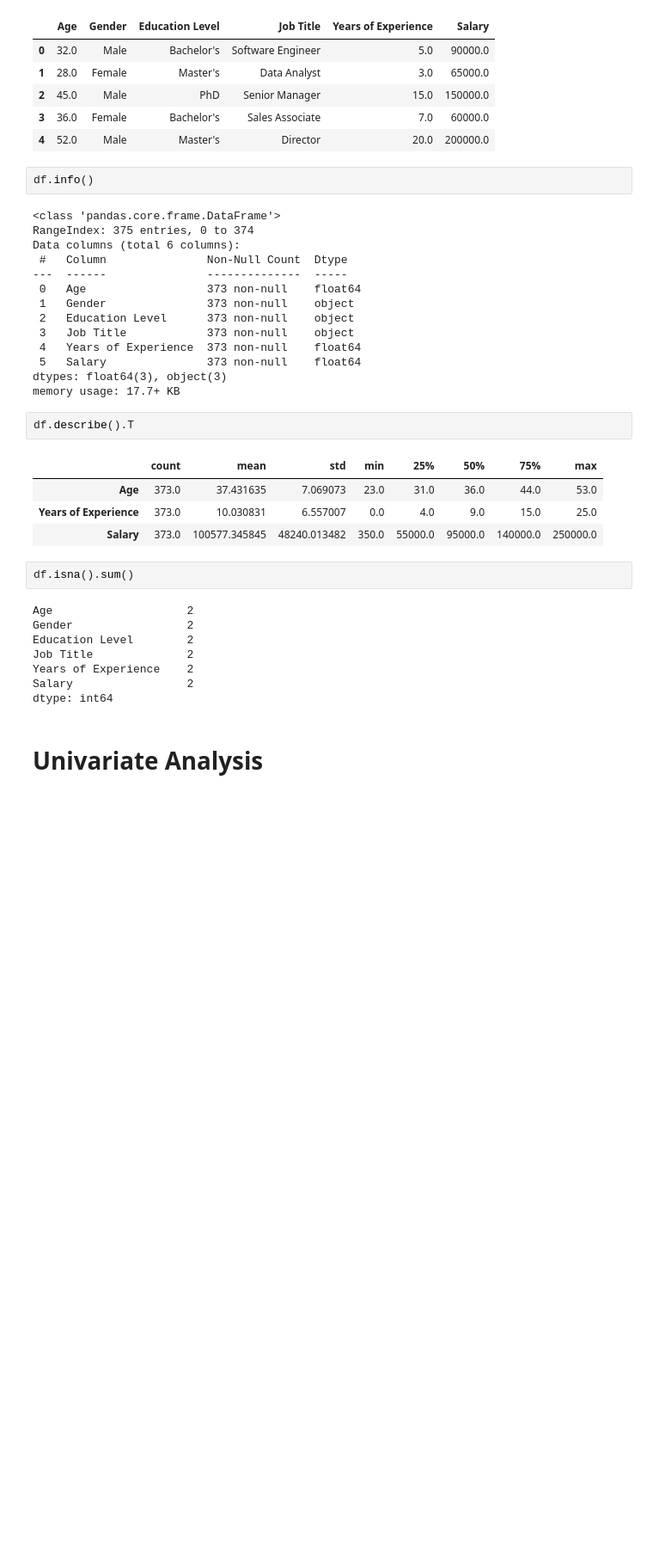
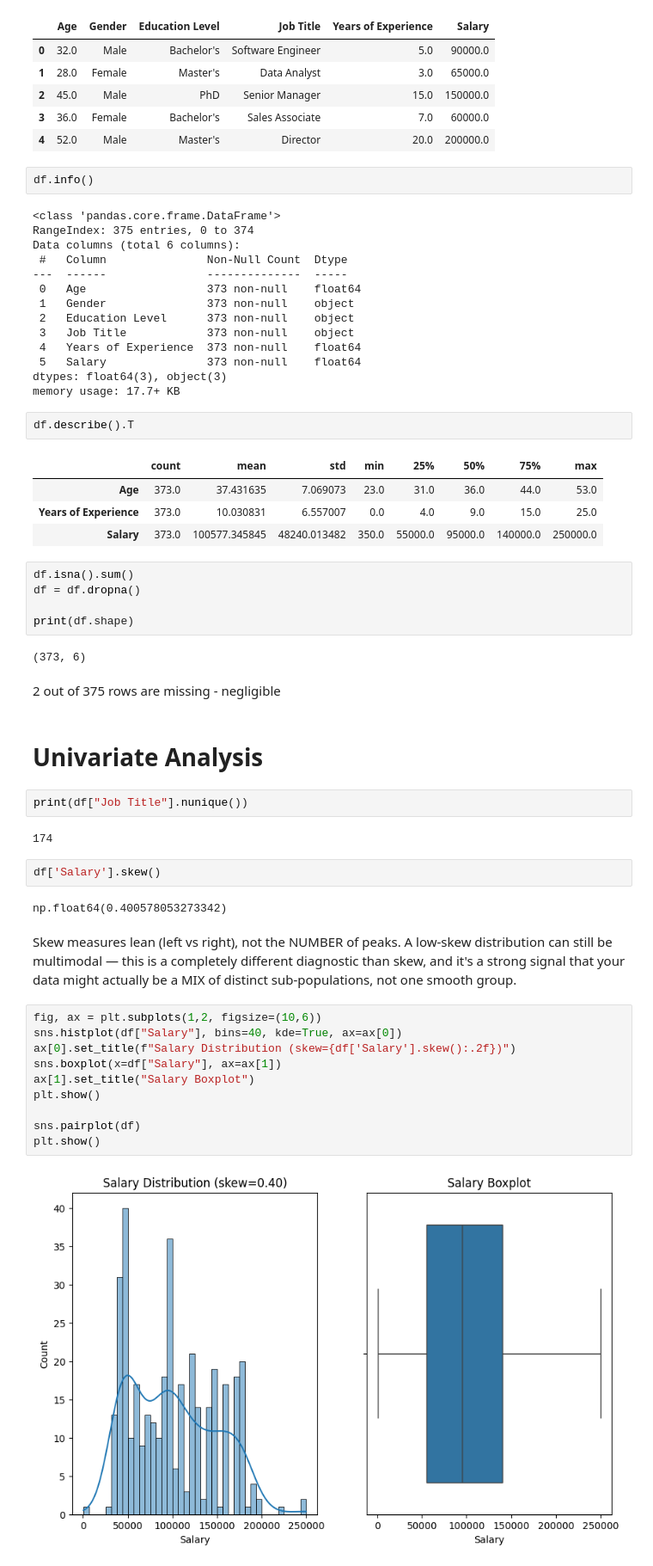
Before and after one commit to VishRoy/kaggle-notebook, a Jupyter notebook: salary-prediction.ipynb, the cells around one changed output. Shown at 86% size. Drawn from its saved outputs; the diff is of its cells as text; blank space fills up the shorter version.

Commit message:
Kaggle Notebook | Salary Prediction EDA + ML | Version 1

```diff
--- a/salary-prediction.ipynb
+++ b/salary-prediction.ipynb
@@ -62,13 +62,34 @@ df.describe().T
 | Salary | 373.0 | 100577.345845 | 48240.013482 | 350.0 | 55000.0 | 95000.0 | 140000.0 | 250000.0 |
 # %%
 df.isna().sum()
+df = df.dropna()
+
+print(df.shape)
 # %% [output]
-Age                    2
-Gender                 2
-Education Level        2
-Job Title              2
-Years of Experience    2
-Salary                 2
-dtype: int64
+(373, 6)
+# %% [markdown]
+2 out of 375 rows are missing - negligible
 # %% [markdown]
 # Univariate Analysis
+# %%
+print(df["Job Title"].nunique())
+# %% [output]
+174
+# %%
+df['Salary'].skew()
+# %% [output]
+np.float64(0.400578053273342)
+# %% [markdown]
+Skew measures lean (left vs right), not the NUMBER of peaks. A low-skew distribution can still be multimodal — this is a completely different diagnostic than skew, and it's a strong signal that your data might actually be a MIX of distinct sub-populations, not one smooth group.
+# %%
+fig, ax = plt.subplots(1,2, figsize=(10,6))
+sns.histplot(df["Salary"], bins=40, kde=True, ax=ax[0])
+ax[0].set_title(f"Salary Distribution (skew={df['Salary'].skew():.2f})")
+sns.boxplot(x=df["Salary"], ax=ax[1])
+ax[1].set_title("Salary Boxplot")
+plt.show()
+
+sns.pairplot(df)
+plt.show()
+# %% [output]
+[figure, added]
```
Also changed, not shown: parts of 36 cells of this notebook.
